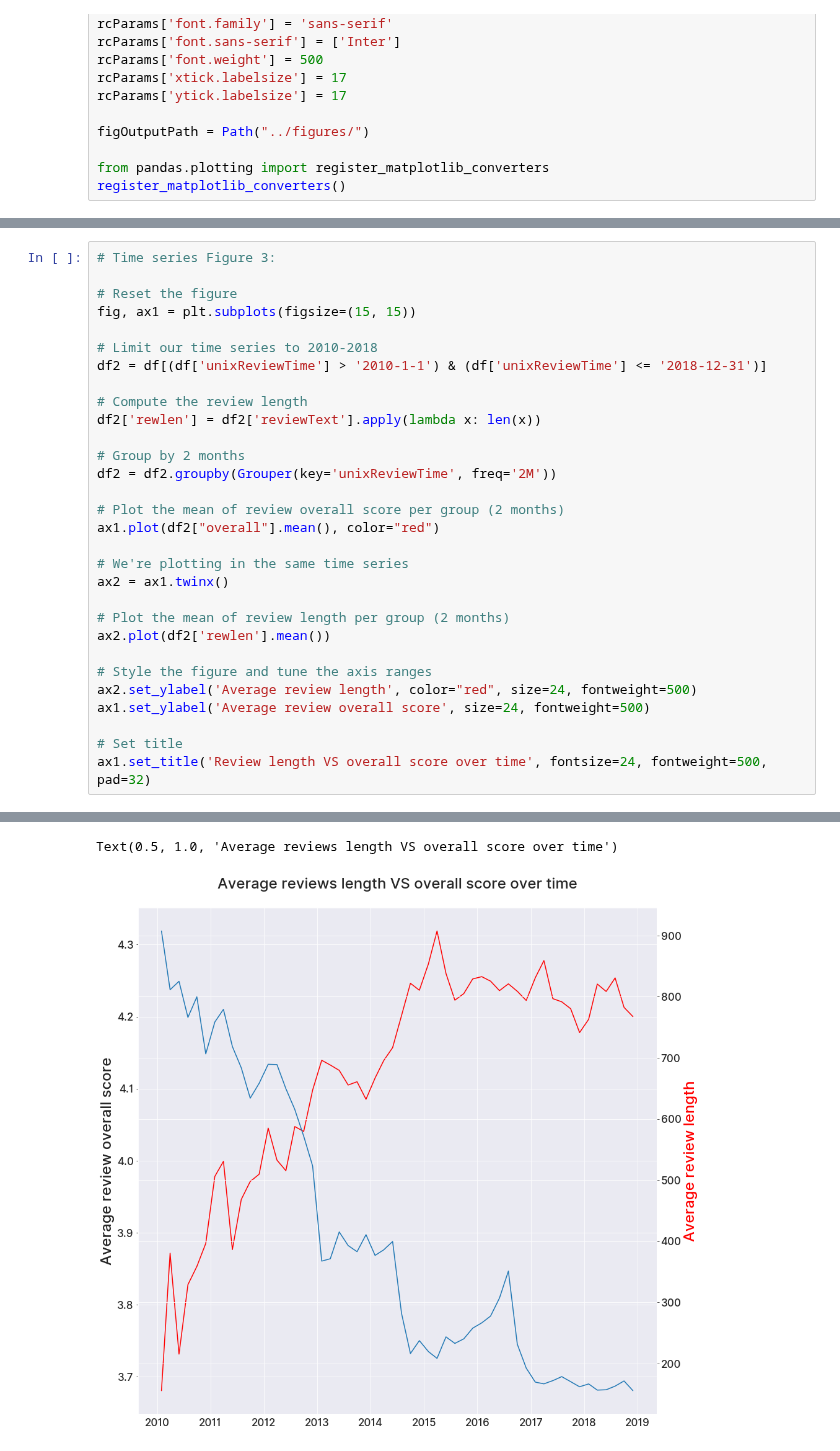
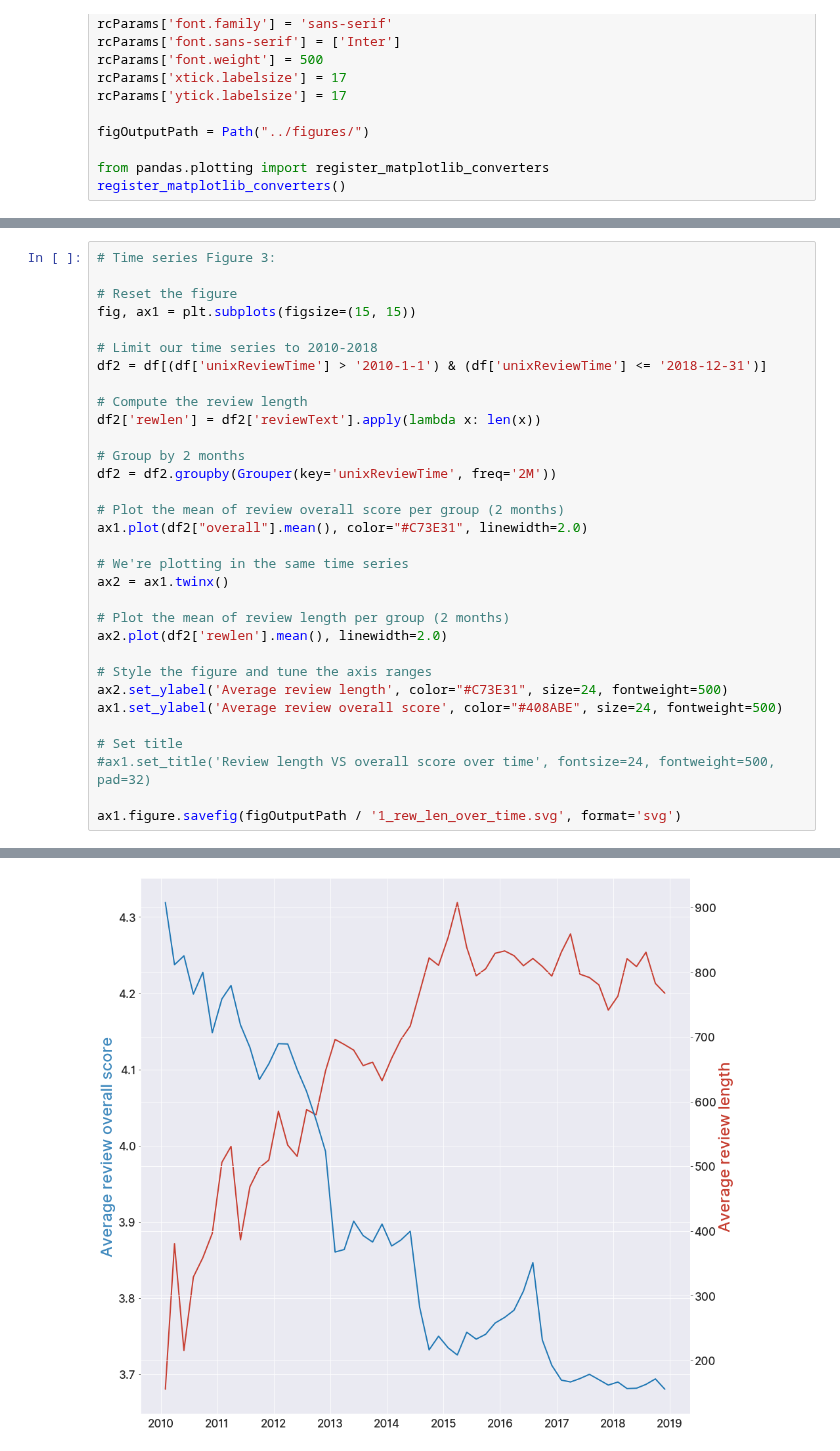
Before and after one commit to avivace/reviews-sentiment, a Jupyter notebook: scripts/exploration2.ipynb, the cells around one changed output, grey strips where cells are left out. Cells and saved outputs as stored; diff of their text form.

```diff
--- a/scripts/exploration2.ipynb
+++ b/scripts/exploration2.ipynb
@@ -144,40 +145,41 @@ Text(0.5, 1.0, 'Verified/Unverified reviews over time and traffic')
 # Time series Figure 3:
 
 # Reset the figure
 fig, ax1 = plt.subplots(figsize=(15, 15))
 
 # Limit our time series to 2010-2018
 df2 = df[(df['unixReviewTime'] > '2010-1-1') & (df['unixReviewTime'] <= '2018-12-31')]
 
 # Compute the review length
 df2['rewlen'] = df2['reviewText'].apply(lambda x: len(x))
 
 # Group by 2 months
 df2 = df2.groupby(Grouper(key='unixReviewTime', freq='2M'))
 
 # Plot the mean of review overall score per group (2 months)
-ax1.plot(df2["overall"].mean(), color="red")
+ax1.plot(df2["overall"].mean(), color="#C73E31", linewidth=2.0)
 
 # We're plotting in the same time series
 ax2 = ax1.twinx()
 
 # Plot the mean of review length per group (2 months)
-ax2.plot(df2['rewlen'].mean())
+ax2.plot(df2['rewlen'].mean(), linewidth=2.0)
 
 # Style the figure and tune the axis ranges
-ax2.set_ylabel('Average review length', color="red", size=24, fontweight=500)
-ax1.set_ylabel('Average review overall score', size=24, fontweight=500)
+ax2.set_ylabel('Average review length', color="#C73E31", size=24, fontweight=500)
+ax1.set_ylabel('Average review overall score', color="#408ABE", size=24, fontweight=500)
 
 # Set title
-ax1.set_title('Review length VS overall score over time', fontsize=24, fontweight=500, pad=32)
+#ax1.set_title('Review length VS overall score over time', fontsize=24, fontweight=500, pad=32)
+
+ax1.figure.savefig(figOutputPath / '1_rew_len_over_time.svg', format='svg')
 # %% [output]
 A value is trying to be set on a copy of a slice from a DataFrame.
 Try using .loc[row_indexer,col_indexer] = value instead
 
 See the caveats in the documentation: http://pandas.pydata.org/pandas-docs/stable/user_guide/indexing.html#returning-a-view-versus-a-copy
   # Remove the CWD from sys.path while we load stuff.
-Text(0.5, 1.0, 'Average reviews length VS overall score over time')
-[figure, old version]
+[figure, new version]
 # %%
 # Time series Figure 4: (FIXME)
 
```
Also changed, not shown: parts of 3 cells of this notebook.
